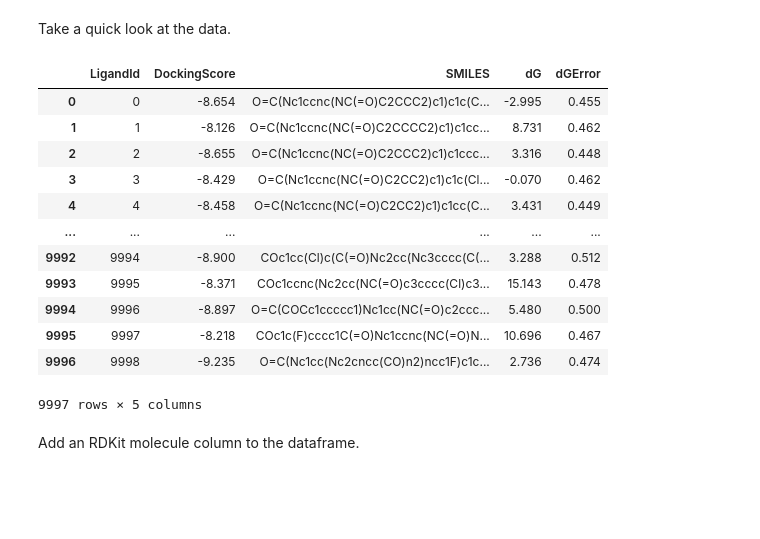
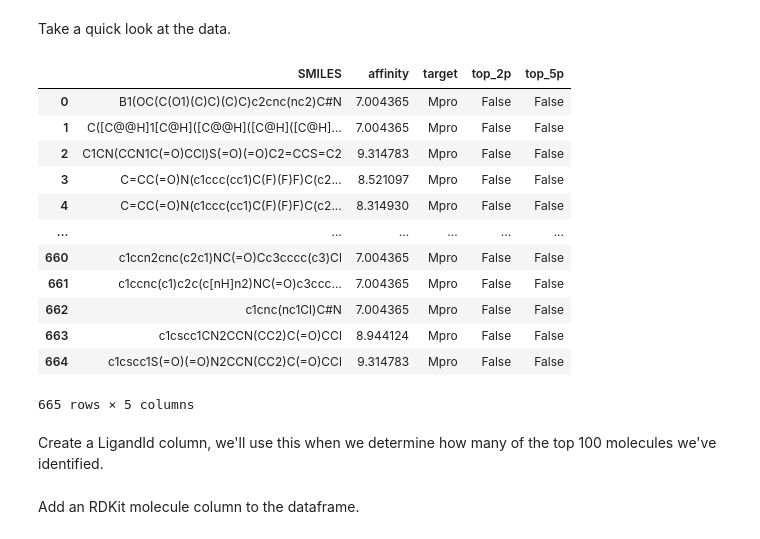
Before and after one commit to PatWalters/active_learning_tutorials, a Jupyter notebook: active_regression.ipynb, the cells around one changed output. Drawn from its saved outputs; the diff is of its cells as text; code cells hidden in the pictures; blank space fills up the shorter version.

```diff
--- a/active_regression.ipynb
+++ b/active_regression.ipynb
@@ -66,18 +67,22 @@ df.rename(columns={"Smiles": "SMILES"}, inplace=True)
+# %%
+df = pd.read_csv("Mpro_final.csv")
 # %% [markdown]
 Take a quick look at the data.
-# %%
-adf
-# %% [output]
-|  | LigandId | DockingScore | SMILES | dG | dGError |
-| 0 | 0 | -8.654 | O=C(Nc1ccnc(NC(=O)C2CCC2)c1)c1c(C... | -2.995 | 0.455 |
-| 1 | 1 | -8.126 | O=C(Nc1ccnc(NC(=O)C2CCCC2)c1)c1cc... | 8.731 | 0.462 |
-| 2 | 2 | -8.655 | O=C(Nc1ccnc(NC(=O)C2CCC2)c1)c1ccc... | 3.316 | 0.448 |
-| 3 | 3 | -8.429 | O=C(Nc1ccnc(NC(=O)C2CC2)c1)c1c(Cl... | -0.070 | 0.462 |
-| 4 | 4 | -8.458 | O=C(Nc1ccnc(NC(=O)C2CC2)c1)c1cc(C... | 3.431 | 0.449 |
-| ... | ... | ... | ... | ... | ... |
-| 9992 | 9994 | -8.900 | COc1cc(Cl)c(C(=O)Nc2cc(Nc3cccc(C(... | 3.288 | 0.512 |
-| 9993 | 9995 | -8.371 | COc1ccnc(Nc2cc(NC(=O)c3cccc(Cl)c3... | 15.143 | 0.478 |
-| 9994 | 9996 | -8.897 | O=C(COCc1ccccc1)Nc1cc(NC(=O)c2ccc... | 5.480 | 0.500 |
-| 9995 | 9997 | -8.218 | COc1c(F)cccc1C(=O)Nc1ccnc(NC(=O)N... | 10.696 | 0.467 |
-| 9996 | 9998 | -9.235 | O=C(Nc1cc(Nc2cncc(CO)n2)ncc1F)c1c... | 2.736 | 0.474 |
-9997 rows × 5 columns
+# %%
+df
+# %% [output]
+|  | SMILES | affinity | target | top_2p | top_5p |
+| 0 | B1(OC(C(O1)(C)C)(C)C)c2cnc(nc2)C#N | 7.004365 | Mpro | False | False |
+| 1 | C([C@@H]1[C@H]([C@@H]([C@H]([C@H]... | 7.004365 | Mpro | False | False |
+| 2 | C1CN(CCN1C(=O)CCl)S(=O)(=O)C2=CCS=C2 | 9.314783 | Mpro | False | False |
+| 3 | C=CC(=O)N(c1ccc(cc1)C(F)(F)F)C(c2... | 8.521097 | Mpro | False | False |
+| 4 | C=CC(=O)N(c1ccc(cc1)C(F)(F)F)C(c2... | 8.314930 | Mpro | False | False |
+| ... | ... | ... | ... | ... | ... |
+| 660 | c1ccn2cnc(c2c1)NC(=O)Cc3cccc(c3)Cl | 7.004365 | Mpro | False | False |
+| 661 | c1ccnc(c1)c2c(c[nH]n2)NC(=O)c3ccc... | 7.004365 | Mpro | False | False |
+| 662 | c1cnc(nc1Cl)C#N | 7.004365 | Mpro | False | False |
+| 663 | c1cscc1CN2CCN(CC2)C(=O)CCl | 8.944124 | Mpro | False | False |
+| 664 | c1cscc1S(=O)(=O)N2CCN(CC2)C(=O)CCl | 9.314783 | Mpro | False | False |
+665 rows × 5 columns
+# %% [markdown]
+Create a LigandId column, we'll use this when we determine how many of the top 100 molecules we've identified.
```
Also changed, not shown: parts of 25 cells of this notebook, 1 other file.
